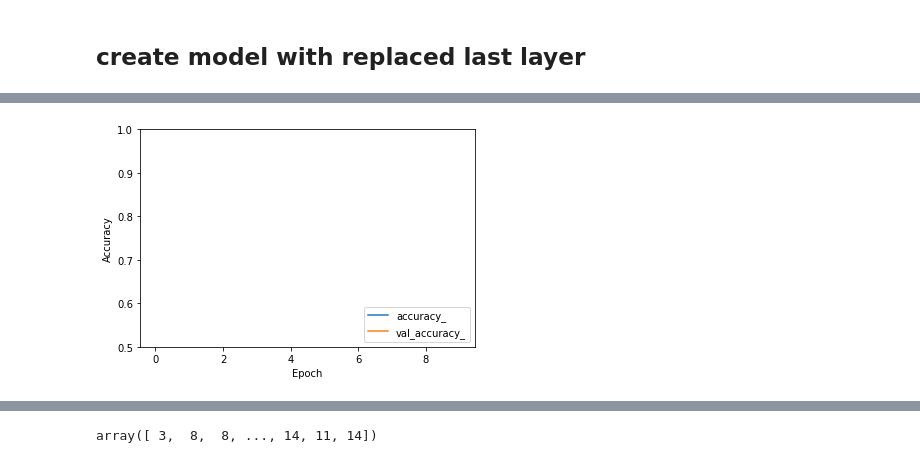
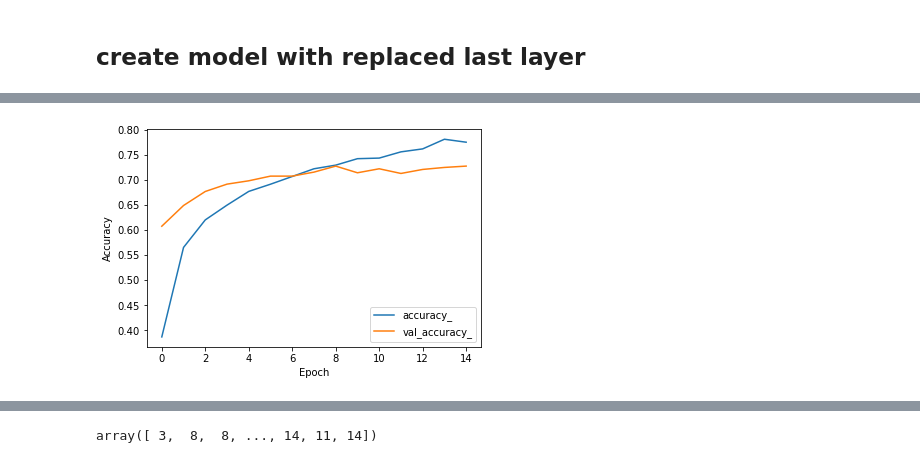
Before and after one commit to ujnomw/neural-networks, a Jupyter notebook: cnn_cifar.ipynb, the cells around one changed output, grey strips where cells are left out. Drawn from its saved outputs; the diff is of its cells as text; code cells hidden in the pictures.

```diff
--- a/cnn_cifar.ipynb
+++ b/cnn_cifar.ipynb
@@ -104,5 +89,9 @@ batch_size = 32
 # %% [markdown]
 # Run model
+# %%
+epochs = 15
+learning_rate = 0.001
+batch_size = 32
 # %%
 model.compile(optimizer=tf.keras.optimizers.Adam(learning_rate=learning_rate) ,loss=tf.keras.losses.SparseCategoricalCrossentropy(from_logits=True), metrics=['accuracy'])
 
@@ -200,3 +199,10 @@ from keras.datasets import cifar100
 (train_images100, train_labels100), (test_images100, test_labels100) = cifar100.load_data(label_mode= 'fine')
 # Normalize pixel values to be between 0 and 1
 train_images100, test_images100 = train_images100 / 255.0, test_images100 / 255.0
+# reload 10
+(train_images, train_labels), (test_images, test_labels) = datasets.cifar10.load_data()
+# save only 10 % - 100 of each class
+train_images, _, train_labels, _ = train_test_split(train_images, train_labels, test_size=0.9, random_state=1)
+test_images, _, test_labels, _ = train_test_split(test_images, test_labels, test_size=0.9, random_state=1)
+# Normalize pixel values to be between 0 and 1
+train_images, test_images = train_images / 255.0, test_images / 255.0
@@ -356,7 +356,7 @@ test_labelsAll = np.array(test_labelsAll)
 # %%
 #split train to train & val
 
-#train_imagesAll, val_imagesAll, train_labelsAll, val_labelsAll = train_test_split(train_imagesAll, train_labelsAll, test_size=0.25, random_state=1)
+train_imagesAll, val_imagesAll, train_labelsAll, val_labelsAll = train_test_split(train_imagesAll, train_labelsAll, test_size=0.1, random_state=1)
 # %%
 train_labelsAll.shape
 # %% [output]
@@ -412,5 +416,5 @@ _________________________________________________________________
 # %%
-model_2.compile(optimizer='adam',loss=tf.keras.losses.SparseCategoricalCrossentropy(from_logits=True), metrics=['accuracy'])
+model_2.compile(optimizer=tf.keras.optimizers.Adam(learning_rate=learning_rate* 0.1),loss=tf.keras.losses.SparseCategoricalCrossentropy(from_logits=True), metrics=['accuracy'])
 
-history = model_2.fit(train_imagesAll, train_labelsAll, epochs=10, validation_data=(test_imagesAll, test_labelsAll), shuffle=True, batch_size=50)
+history2 = model_2.fit(train_imagesAll, train_labelsAll, epochs=epochs, validation_data=(val_imagesAll, val_labelsAll), shuffle=True, batch_size=round(batch_size * 0.18))
 # %% [output]
@@ -448,12 +438,12 @@ history.history
 # %%
-plt.plot(history.history['accuracy'], label='accuracy_')
-plt.plot(history.history['val_accuracy'], label = 'val_accuracy_')
+plt.plot(history2.history['accuracy'], label='accuracy_')
+plt.plot(history2.history['val_accuracy'], label = 'val_accuracy_')
 plt.xlabel('Epoch')
 plt.ylabel('Accuracy')
-plt.ylim([0.5, 1])
+
 plt.legend(loc='lower right')
 plt.show()
 
 test_loss, test_acc = model_2.evaluate(test_imagesAll,  test_labelsAll, verbose=2)
 # %% [output]
-[figure, old version]
+[figure, new version]
```
Also changed, not shown: parts of 23 cells of this notebook.
